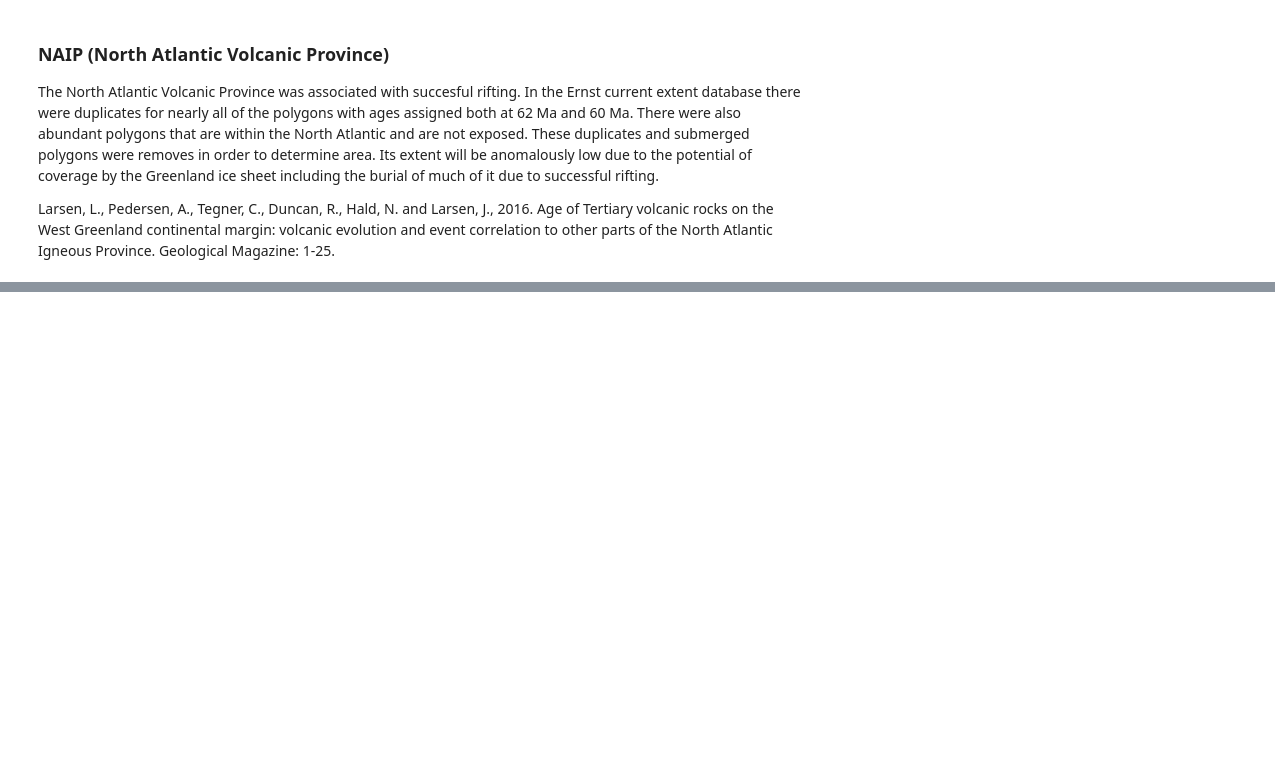
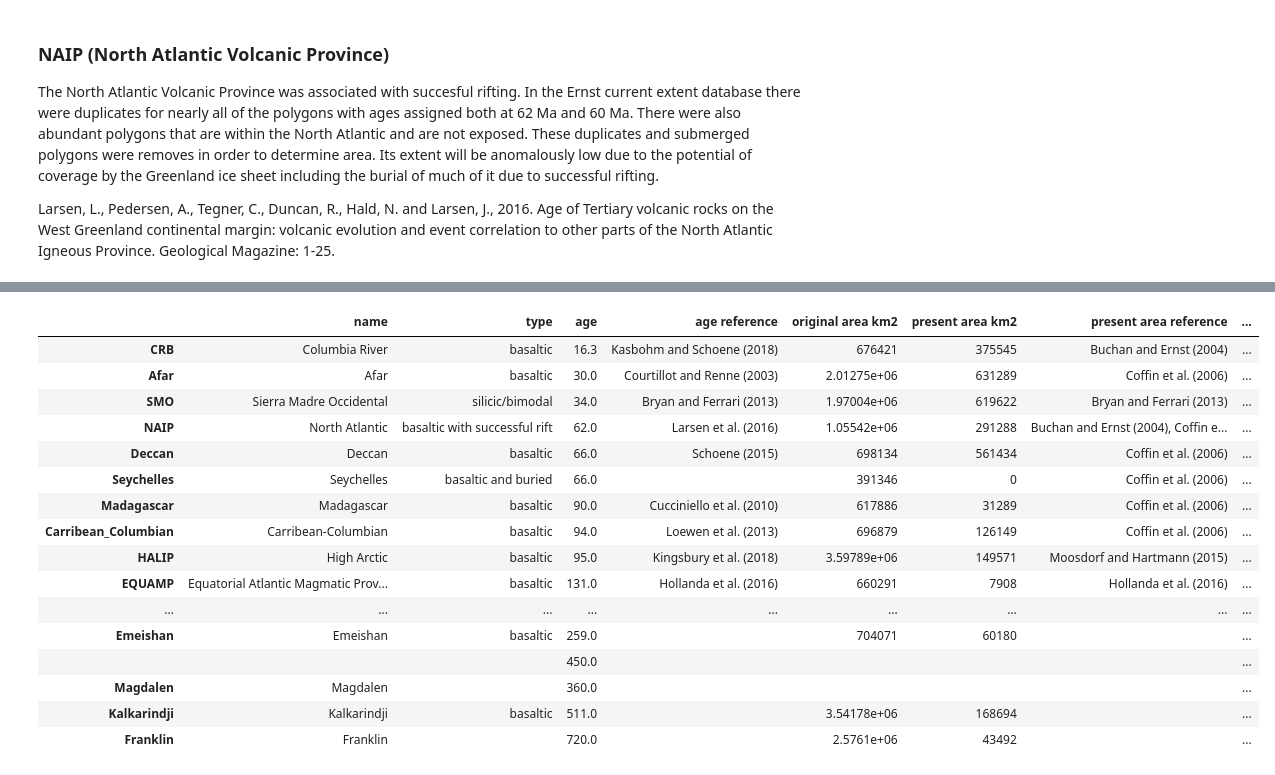
Before and after one commit to Swanson-Hysell-Group/2020_large_igneous_provinces, a Jupyter notebook: Code/Present_Day_Areas.ipynb, the cells around one changed output, grey strips where cells are left out. Saved outputs shown, nothing was run; the diff lists cells and outputs as text; code cells hidden in the pictures; blank space fills up the shorter version.

```diff
--- a/Code/Present_Day_Areas.ipynb
+++ b/Code/Present_Day_Areas.ipynb
@@ -129,0 +363,3 @@ Larsen, L., Pedersen, A., Tegner, C., Duncan, R., Hald, N. and Larsen, J., 2016.
+# %%
+Siberia = present[present['X_NAME_EVE']=='Siberian Trap LIP']
+Siberia = Siberia[Siberia['REF_LINE']=='http://www.ig.utexas.edu/research/projects/plates/data/LIPS/Data/About.Data   M.F. Coffin, U. Texas']
@@ -142,0 +486,11 @@ SyntaxError: invalid syntax (<ipython-input-8-3fe717aa521c>, line 5)
+# %%
+summary.loc[''] = \
+    pd.Series({'name':'',
+               'type':'',
+               'age':450,
+               'age reference':'',
+               'original area km2':'',
+               'present area km2':'',
+               'present area reference':'',
+               'present/original':np.nan,
+               'buried':''})
@@ -142,0 +503,11 @@ SyntaxError: invalid syntax (<ipython-input-8-3fe717aa521c>, line 5)
+# %%
+summary.loc['Kalkarindji'] = \
+    pd.Series({'name':'Kalkarindji',
+               'type':'basaltic',
+               'age':511,
+               'age reference':'',
+               'original area km2':np.float(original[original['NAME_EVENT']=='Kalkarindji']['area_km2']),
+               'present area km2':np.sum(present[present['X_NAME_EVE']=='Kalkarindji']['area_km2']),
+               'present area reference':'',
+               'present/original':np.nan,
+               'buried':''})
@@ -149,0 +569,20 @@ plt.show()
+# %%
+summary
+# %% [output]
+|  | name | type | age | age reference | original area km2 | present area km2 | present area reference | ... |
+| CRB | Columbia River | basaltic | 16.3 | Kasbohm and Schoene (2018) | 676421 | 375545 | Buchan and Ernst (2004) | ... |
+| Afar | Afar | basaltic | 30.0 | Courtillot and Renne (2003) | 2.01275e+06 | 631289 | Coffin et al. (2006) | ... |
+| SMO | Sierra Madre Occidental | silicic/bimodal | 34.0 | Bryan and Ferrari (2013) | 1.97004e+06 | 619622 | Bryan and Ferrari (2013) | ... |
+| NAIP | North Atlantic | basaltic with successful rift | 62.0 | Larsen et al. (2016) | 1.05542e+06 | 291288 | Buchan and Ernst (2004), Coffin e... | ... |
+| Deccan | Deccan | basaltic | 66.0 | Schoene (2015) | 698134 | 561434 | Coffin et al. (2006) | ... |
+| Seychelles | Seychelles | basaltic and buried | 66.0 |  | 391346 | 0 | Coffin et al. (2006) | ... |
+| Madagascar | Madagascar | basaltic | 90.0 | Cucciniello et al. (2010) | 617886 | 31289 | Coffin et al. (2006) | ... |
+| Carribean_Columbian | Carribean-Columbian | basaltic | 94.0 | Loewen et al. (2013) | 696879 | 126149 | Coffin et al. (2006) | ... |
+| HALIP | High Arctic | basaltic | 95.0 | Kingsbury et al. (2018) | 3.59789e+06 | 149571 | Moosdorf and Hartmann (2015) | ... |
+| EQUAMP | Equatorial Atlantic Magmatic Prov... | basaltic | 131.0 | Hollanda et al. (2016) | 660291 | 7908 | Hollanda et al. (2016) | ... |
+| ... | ... | ... | ... | ... | ... | ... | ... | ... |
+| Emeishan | Emeishan | basaltic | 259.0 |  | 704071 | 60180 |  | ... |
+|  |  |  | 450.0 |  |  |  |  | ... |
+| Magdalen | Magdalen |  | 360.0 |  |  |  |  | ... |
+| Kalkarindji | Kalkarindji | basaltic | 511.0 |  | 3.54178e+06 | 168694 |  | ... |
+| Franklin | Franklin |  | 720.0 |  | 2.5761e+06 | 43492 |  | ... |
```
Also changed, not shown: parts of 73 cells of this notebook.
